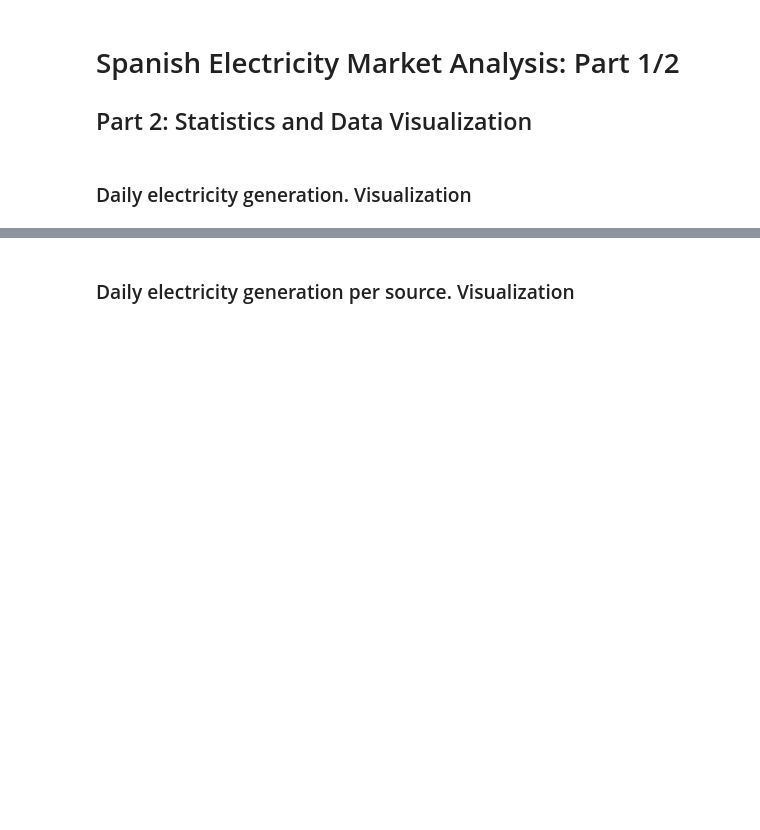
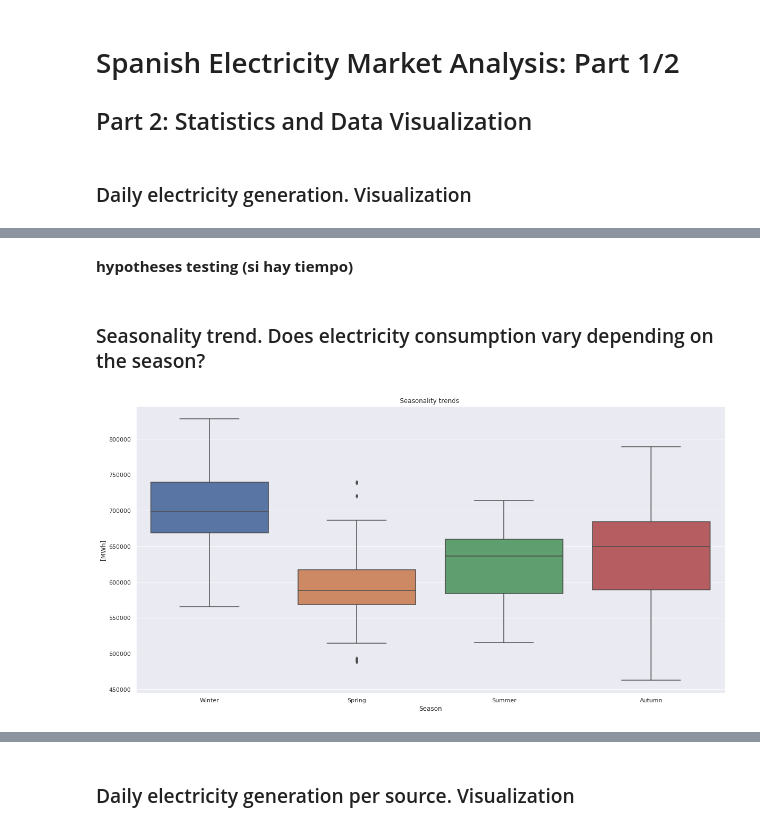
Before and after one commit to ta-data-bcn/Project-Week-5-Your-Own-Project, a Jupyter notebook: your-project/Project_4_Data_Visualization.ipynb, the cells around one changed output, grey strips where cells are left out. Cells and saved outputs as stored; diff of their text form; code cells hidden in the pictures; blank space fills up the shorter version.

```diff
--- a/your-project/Project_4_Data_Visualization.ipynb
+++ b/your-project/Project_4_Data_Visualization.ipynb
@@ -19,0 +80,14 @@ PBF_total_df = pd.read_csv('cleaned_data/generation_per_source.csv') #reading th
+# %% [markdown]
+**hypotheses testing (si hay tiempo)**
+# %% [markdown]
+### Seasonality trend. Does electricity consumption vary depending on the season?
+# %%
+plt.figure(figsize=(20,10))
+sns.boxplot(data=PBF_total_df['2018'], x="quarter", y="value")
+plt.title("Seasonality trends ")
+plt.ylabel('[MWh]')
+plt.xlabel('Season')
+plt.xticks(np.arange(0,4), ('Winter', 'Spring', 'Summer', 'Autumn'))
+plt.show()
+# %% [output]
+[figure, added]
```
Also changed, not shown: parts of 35 cells of this notebook, 1 other file.
